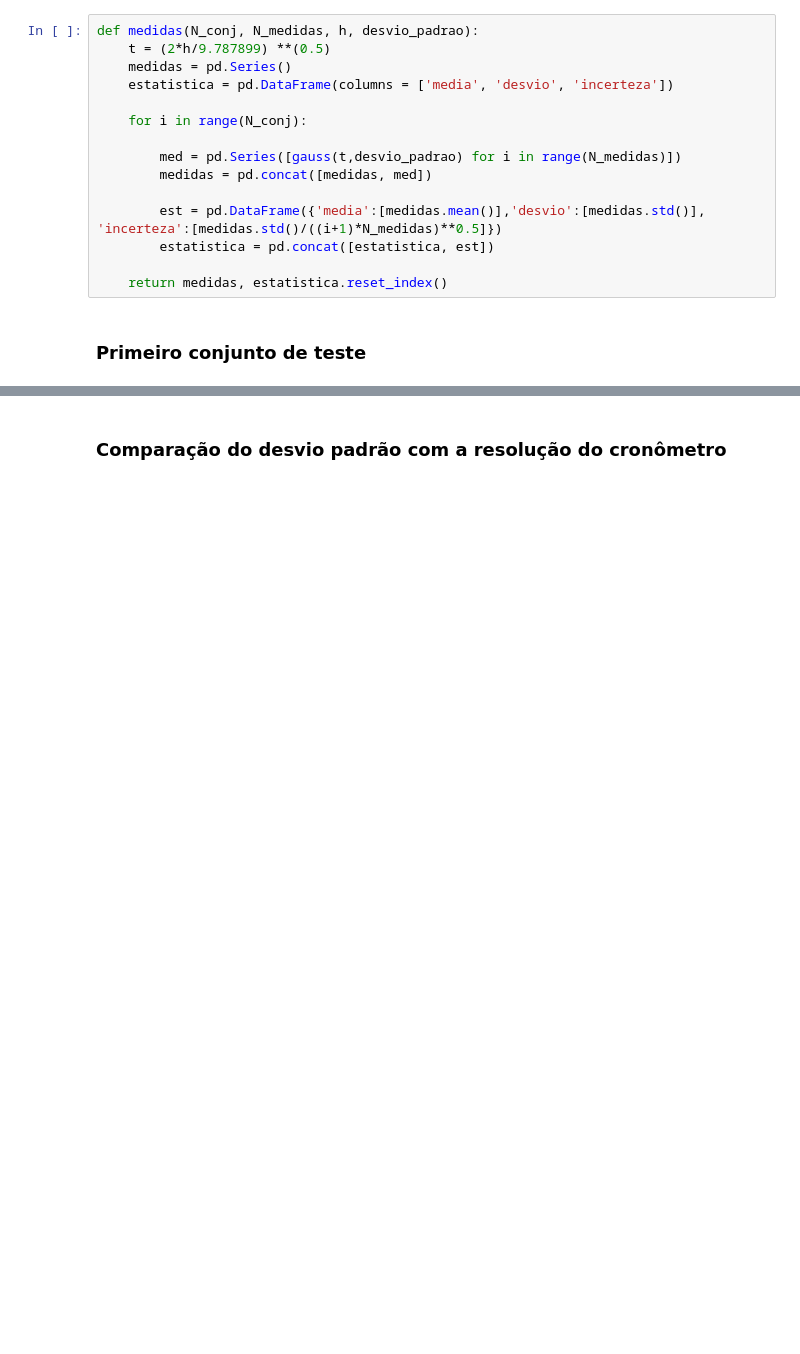
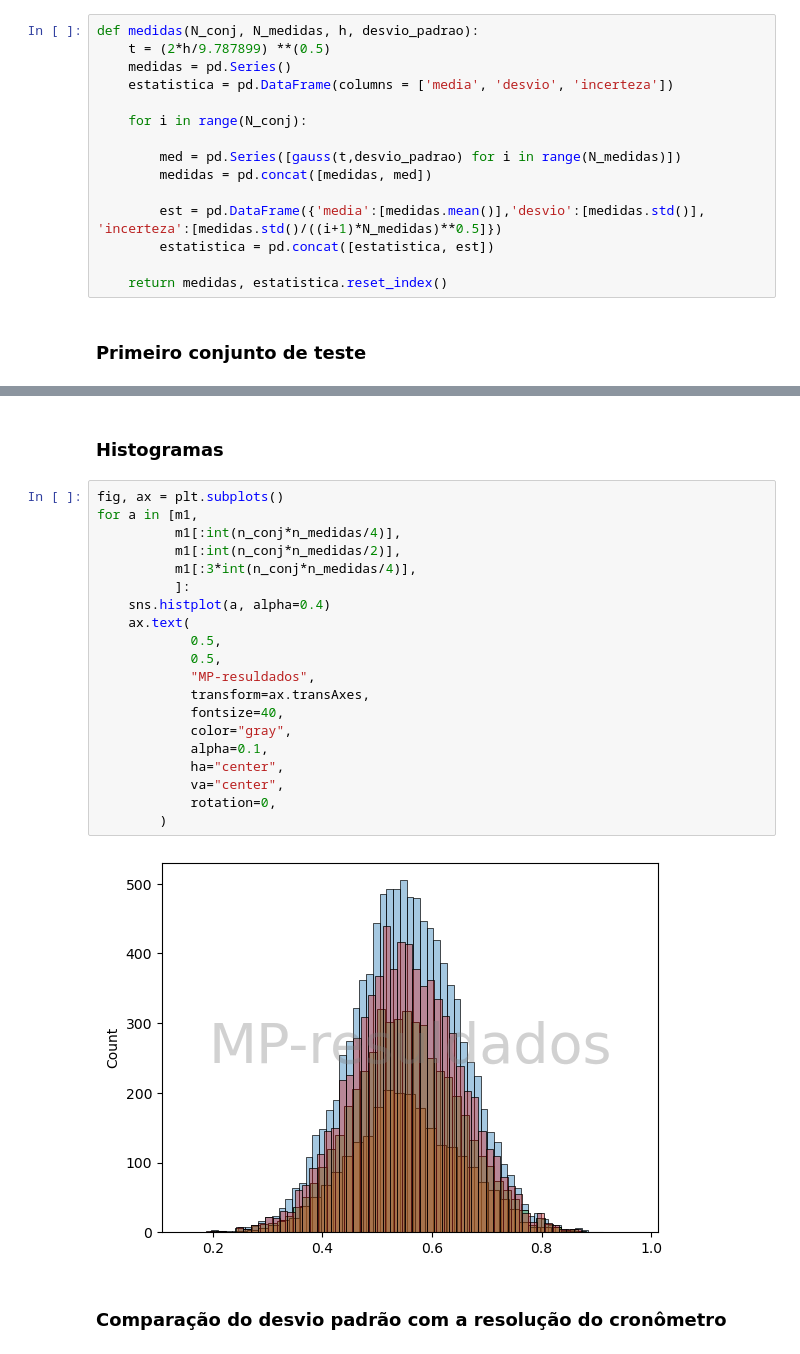
Before and after one commit to mp-resuldados/queda-livre, a Jupyter notebook: calculos.ipynb, the cells around one changed output, grey strips where cells are left out. Cells and saved outputs as stored; diff of their text form; blank space fills up the shorter version.

```diff
--- a/calculos.ipynb
+++ b/calculos.ipynb
@@ -154,3 +154,27 @@ plot_medias(e1, 1.5)
+# %% [markdown]
+### Histogramas
+# %%
+fig, ax = plt.subplots()
+for a in [m1,
+          m1[:int(n_conj*n_medidas/4)],
+          m1[:int(n_conj*n_medidas/2)],
+          m1[:3*int(n_conj*n_medidas/4)],
+          ]:
+    sns.histplot(a, alpha=0.4)
+    ax.text(
+            0.5,
+            0.5,
+            "MP-resuldados",
+            transform=ax.transAxes,
+            fontsize=40,
+            color="gray",
+            alpha=0.1,
+            ha="center",
+            va="center",
+            rotation=0,
+        )
+# %% [output]
+[figure, added]
 # %% [markdown]
 ### Comparação do desvio padrão com a resolução do cronômetro
 # %%
```
Also changed, not shown: parts of 7 cells of this notebook, 1 other file.
